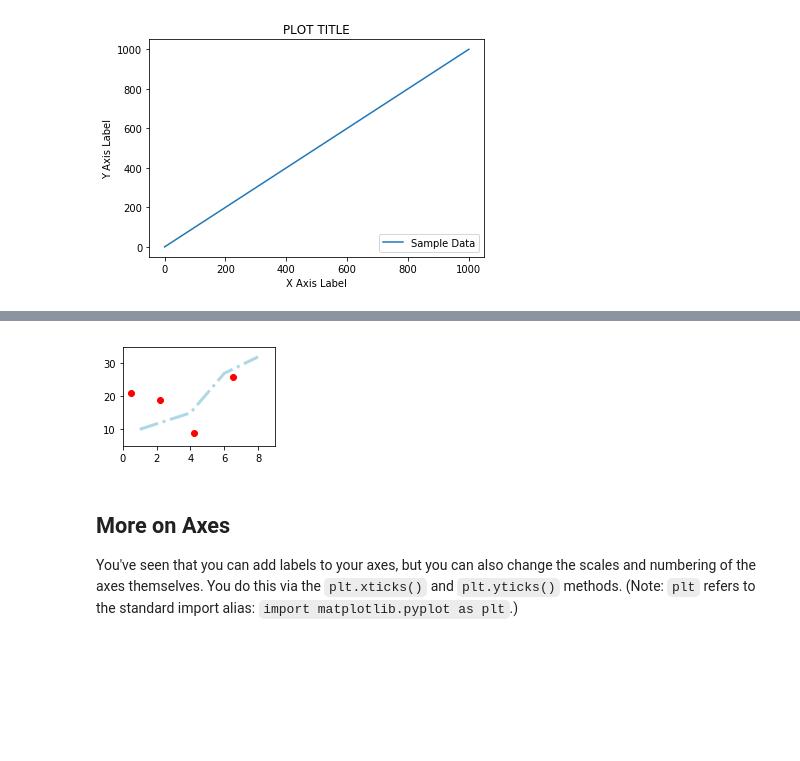
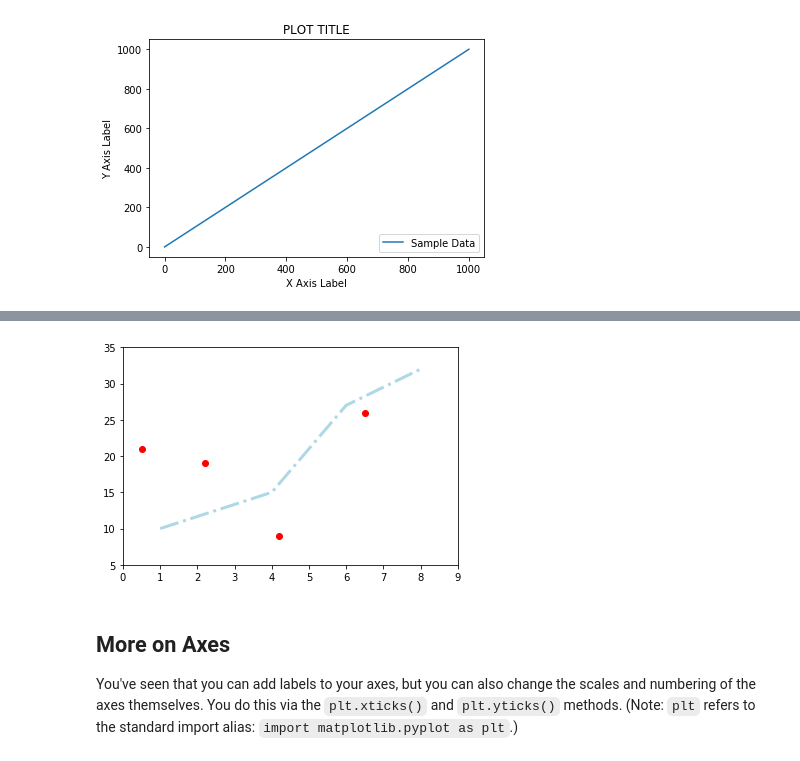
Before and after one commit to khayes847/dsc-more-practice-with-matplotlib-dc-ds-071519, a Jupyter notebook: index.ipynb, the cells around one changed output, grey strips where cells are left out. Drawn from its saved outputs; the diff is of its cells as text; code cells hidden in the pictures; blank space fills up the shorter version.

```diff
--- a/index.ipynb
+++ b/index.ipynb
@@ -113,23 +113,23 @@ Let's see all of above in action with another plot. Here we declare a new figure
 # %%
 # Define a new figure with matplotlib's .plot() function.
 new_figure = plt.figure()
 
 # Add a subplot to the figure - a new axes
-ax = new_figure.add_subplot(221)
+ax = new_figure.add_subplot(114)
 
 # Generate a line plot
 ax.plot([1, 4, 6, 8], [10, 15, 27, 32], color='lightblue', linewidth=3, linestyle = '-.')
 
 # Draw a scatter plot on same axes
 ax.scatter([0.5, 2.2, 4.2, 6.5], [21, 19, 9, 26], color='red', marker='o')
 
 # Set the limits of x and y for axes
 ax.set_xlim(0, 9), ax.set_ylim(5,35)
 
 # Show the plot
 plt.show()
 # %% [output]
-[figure, old version]
+[figure, new version]
 # %% [markdown]
 ## More on Axes
 
```
